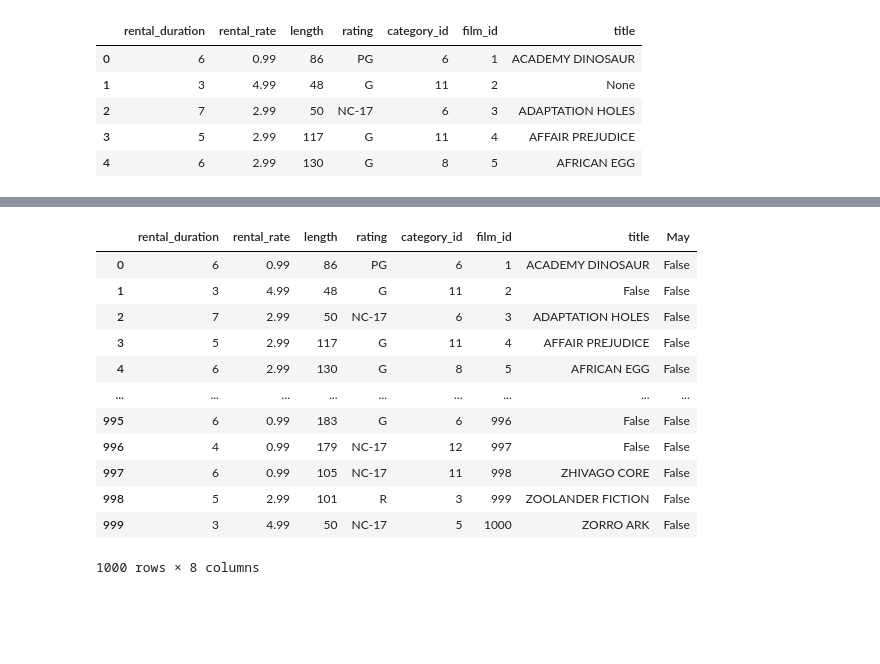
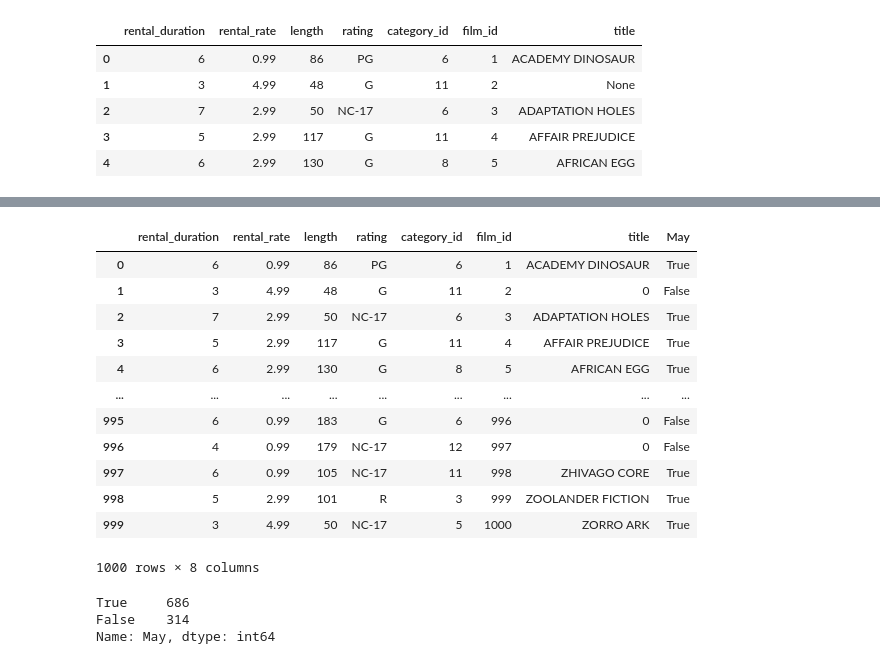
Before and after one commit to JPSittinger/lab-predictions-logistic-regression, a Jupyter notebook: Solution.ipynb, the cells around one changed output, grey strips where cells are left out. Cells and saved outputs as stored; diff of their text form; code cells hidden in the pictures; blank space fills up the shorter version.

```diff
--- a/Solution.ipynb
+++ b/Solution.ipynb
@@ -68,6 +68,6 @@ import numpy as np
 
 data.isna().sum()
 data2.info(verbose=True)
-data2['title'] = data2['title'].replace(np.nan, False)
+data2['title'] = data2['title'].replace(np.nan, 0)
 data2
 # %% [output]
@@ -75,23 +101,27 @@ SyntaxError: 'return' outside function (2138429453.py, line 12)
 # %%
 import numpy as np
 # data2['May'] = np.where((data2['title'] != 'False'), 'TRUE', 'FALSE')
 # data2
 
-data2['May']=np.where((data2['title'].isin(['False'])),'True', 'False')
+data2['May']=np.where((data2['title'].isin([0])),'False', 'True')
 data2
 # %% [output]
 |  | rental_duration | rental_rate | length | rating | category_id | film_id | title | May |
-| 0 | 6 | 0.99 | 86 | PG | 6 | 1 | ACADEMY DINOSAUR | False |
-| 1 | 3 | 4.99 | 48 | G | 11 | 2 | False | False |
-| 2 | 7 | 2.99 | 50 | NC-17 | 6 | 3 | ADAPTATION HOLES | False |
-| 3 | 5 | 2.99 | 117 | G | 11 | 4 | AFFAIR PREJUDICE | False |
-| 4 | 6 | 2.99 | 130 | G | 8 | 5 | AFRICAN EGG | False |
+| 0 | 6 | 0.99 | 86 | PG | 6 | 1 | ACADEMY DINOSAUR | True |
+| 1 | 3 | 4.99 | 48 | G | 11 | 2 | 0 | False |
+| 2 | 7 | 2.99 | 50 | NC-17 | 6 | 3 | ADAPTATION HOLES | True |
+| 3 | 5 | 2.99 | 117 | G | 11 | 4 | AFFAIR PREJUDICE | True |
+| 4 | 6 | 2.99 | 130 | G | 8 | 5 | AFRICAN EGG | True |
 | ... | ... | ... | ... | ... | ... | ... | ... | ... |
-| 995 | 6 | 0.99 | 183 | G | 6 | 996 | False | False |
-| 996 | 4 | 0.99 | 179 | NC-17 | 12 | 997 | False | False |
-| 997 | 6 | 0.99 | 105 | NC-17 | 11 | 998 | ZHIVAGO CORE | False |
-| 998 | 5 | 2.99 | 101 | R | 3 | 999 | ZOOLANDER FICTION | False |
-| 999 | 3 | 4.99 | 50 | NC-17 | 5 | 1000 | ZORRO ARK | False |
+| 995 | 6 | 0.99 | 183 | G | 6 | 996 | 0 | False |
+| 996 | 4 | 0.99 | 179 | NC-17 | 12 | 997 | 0 | False |
+| 997 | 6 | 0.99 | 105 | NC-17 | 11 | 998 | ZHIVAGO CORE | True |
+| 998 | 5 | 2.99 | 101 | R | 3 | 999 | ZOOLANDER FICTION | True |
+| 999 | 3 | 4.99 | 50 | NC-17 | 5 | 1000 | ZORRO ARK | True |
 1000 rows × 8 columns
 # %%
-data2['title'].value_counts()
+data2['May'].value_counts()
+# %% [output]
+True     686
+False    314
+Name: May, dtype: int64
```
Also changed, not shown: parts of 17 cells of this notebook.
